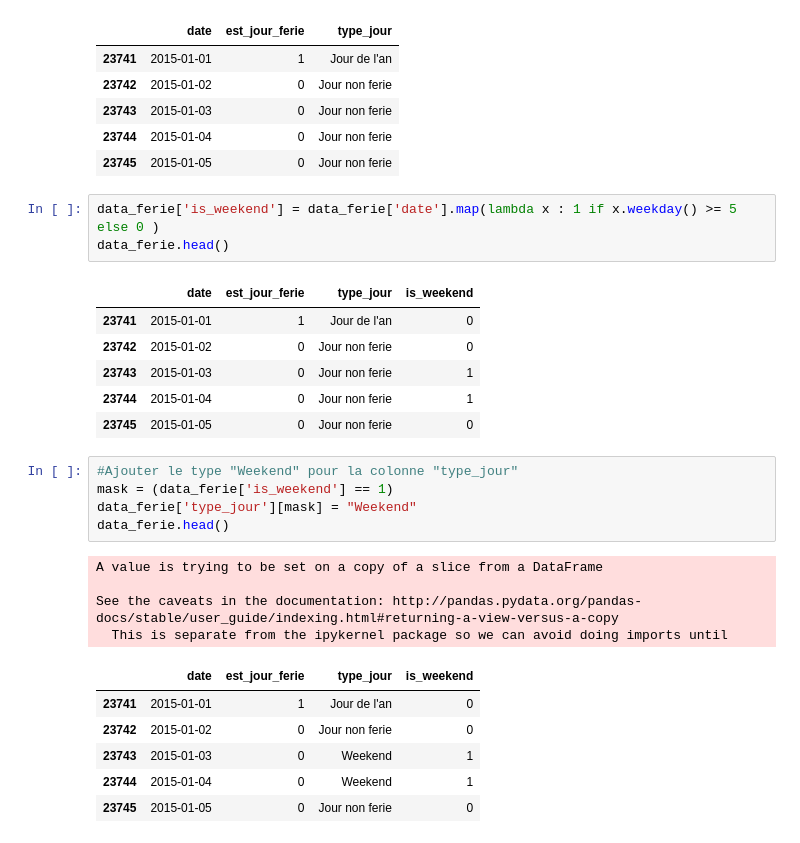
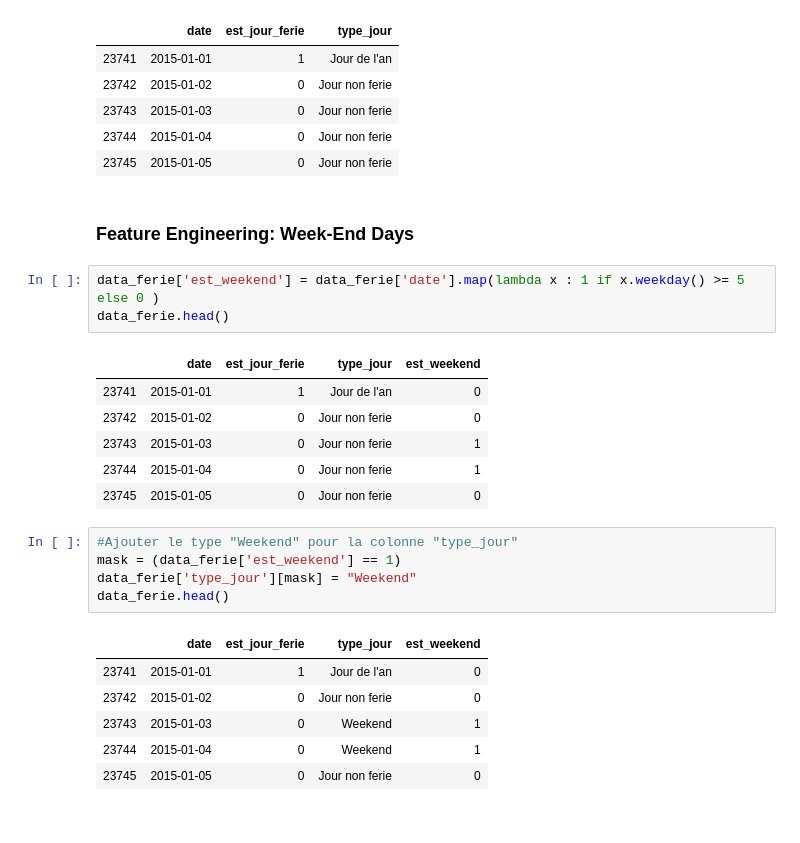
Before and after one commit to p-desaintchamas/datacamp-challenge-creation, a Jupyter notebook: merge_aggregate_data.ipynb, the cells around one changed output. Saved outputs shown, nothing was run; the diff lists cells and outputs as text.

```diff
--- a/merge_aggregate_data.ipynb
+++ b/merge_aggregate_data.ipynb
@@ -336,11 +414,13 @@ data_ferie.head()
 | 23743 | 2015-01-03 | 0 | Jour non ferie |
 | 23744 | 2015-01-04 | 0 | Jour non ferie |
 | 23745 | 2015-01-05 | 0 | Jour non ferie |
+# %% [markdown]
+### Feature Engineering:  Week-End Days
 # %%
-data_ferie['is_weekend'] = data_ferie['date'].map(lambda x : 1 if x.weekday() >= 5 else 0 )
+data_ferie['est_weekend'] = data_ferie['date'].map(lambda x : 1 if x.weekday() >= 5 else 0 )
 data_ferie.head()
 # %% [output]
-|  | date | est_jour_ferie | type_jour | is_weekend |
+|  | date | est_jour_ferie | type_jour | est_weekend |
 | 23741 | 2015-01-01 | 1 | Jour de l'an | 0 |
 | 23742 | 2015-01-02 | 0 | Jour non ferie | 0 |
 | 23743 | 2015-01-03 | 0 | Jour non ferie | 1 |
@@ -348,15 +428,11 @@ data_ferie.head()
 | 23745 | 2015-01-05 | 0 | Jour non ferie | 0 |
 # %%
 #Ajouter le type "Weekend" pour la colonne "type_jour"
-mask = (data_ferie['is_weekend'] == 1)
+mask = (data_ferie['est_weekend'] == 1)
 data_ferie['type_jour'][mask] = "Weekend"
 data_ferie.head()
 # %% [output]
-A value is trying to be set on a copy of a slice from a DataFrame
-
-See the caveats in the documentation: http://pandas.pydata.org/pandas-docs/stable/user_guide/indexing.html#returning-a-view-versus-a-copy
-  This is separate from the ipykernel package so we can avoid doing imports until
-|  | date | est_jour_ferie | type_jour | is_weekend |
+|  | date | est_jour_ferie | type_jour | est_weekend |
 | 23741 | 2015-01-01 | 1 | Jour de l'an | 0 |
 | 23742 | 2015-01-02 | 0 | Jour non ferie | 0 |
 | 23743 | 2015-01-03 | 0 | Weekend | 1 |
```
Also changed, not shown: parts of 35 cells of this notebook.
